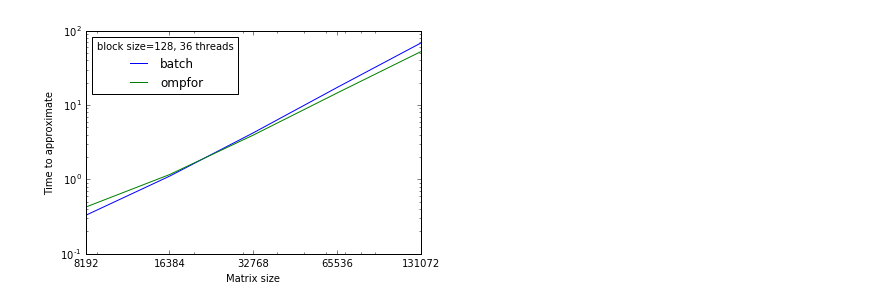
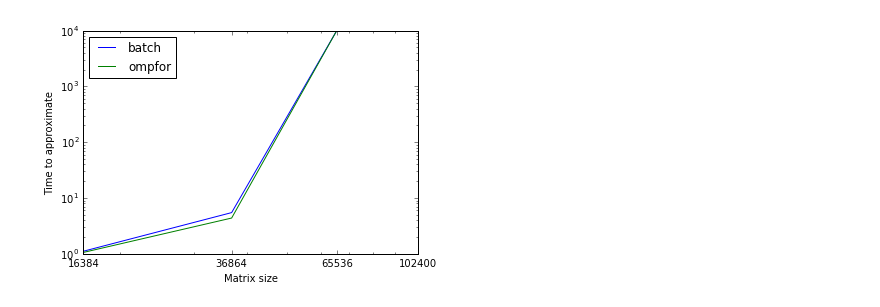
Before and after one commit to ecrc/stars-h, a Jupyter notebook: testing/spatial_performance/Untitled.ipynb, the cells around one changed output. Cells and saved outputs as stored; diff of their text form; code cells hidden in the pictures.

```diff
--- a/testing/spatial_performance/Untitled.ipynb
+++ b/testing/spatial_performance/Untitled.ipynb
@@ -52,18 +104,0 @@ plt.savefig("batched speedup bs128.pdf")
-# %%
-bs = 64
-data = ompfor_data
-draw_data = np.array([[[data[bs][i,j].min(), data[bs][i,j].mean(), data[bs][i,j].max()]
-                       for j in range(12)] for i in range(5)])
-size = bs*64*2**np.arange(5)
-
-fig, ax = plt.subplots(figsize=(12,8))
-for i in range(1, 12):
-    ax.semilogx(size, draw_data[:,0,1]/draw_data[:,i,1], label="{} threads".format(3*i+3))
-ax.set_xticks(size)
-ax.set_xlim(size[0], size[-1])
-ax.set_xticklabels(size)
-ax.set_xlabel("Matrix size")
-ax.set_ylabel("Mean speedup of 10 tests")
-#ax.set_yticklabels(np.arange())
-ax.legend(title="block size=64", loc=2)
-plt.savefig("batched speedup bs64.pdf")
@@ -72,18 +105,13 @@ plt.savefig("batched speedup bs64.pdf")
 # %%
-bs = 128
-draw_data = np.array([[[batch_data[bs][i,j].mean(), ompfor_data[bs][i,j].mean()]
-                       for j in range(12)] for i in range(5)])
-size = bs*64*2**np.arange(5)
-
 fig, ax = plt.subplots(figsize=(6,4))
-ax.loglog(size, draw_data[:,-1,0], label="batch")
-ax.loglog(size, draw_data[:,-1,1], label="ompfor")
+ax.loglog(size, best_performance[:,-1], label="batch")
+ax.loglog(size, best_ompfor_performance[:,-1], label="ompfor")
 ax.set_xticks(size)
 ax.set_xlim(size[0], size[-1])
 ax.set_xticklabels(size)
 ax.set_xlabel("Matrix size")
 ax.set_ylabel("Time to approximate")
-ax.legend(title="block size=128, 36 threads", loc=2)
-plt.savefig("batched vs ompfor bs128.pdf")
+ax.legend(loc=2)
+plt.savefig("batched_vs_ompfor_best_block_size.pdf")
 # %% [output]
-[figure, old version]
+[figure, new version]
```
Also changed, not shown: parts of 5 cells of this notebook, 7 other files.
